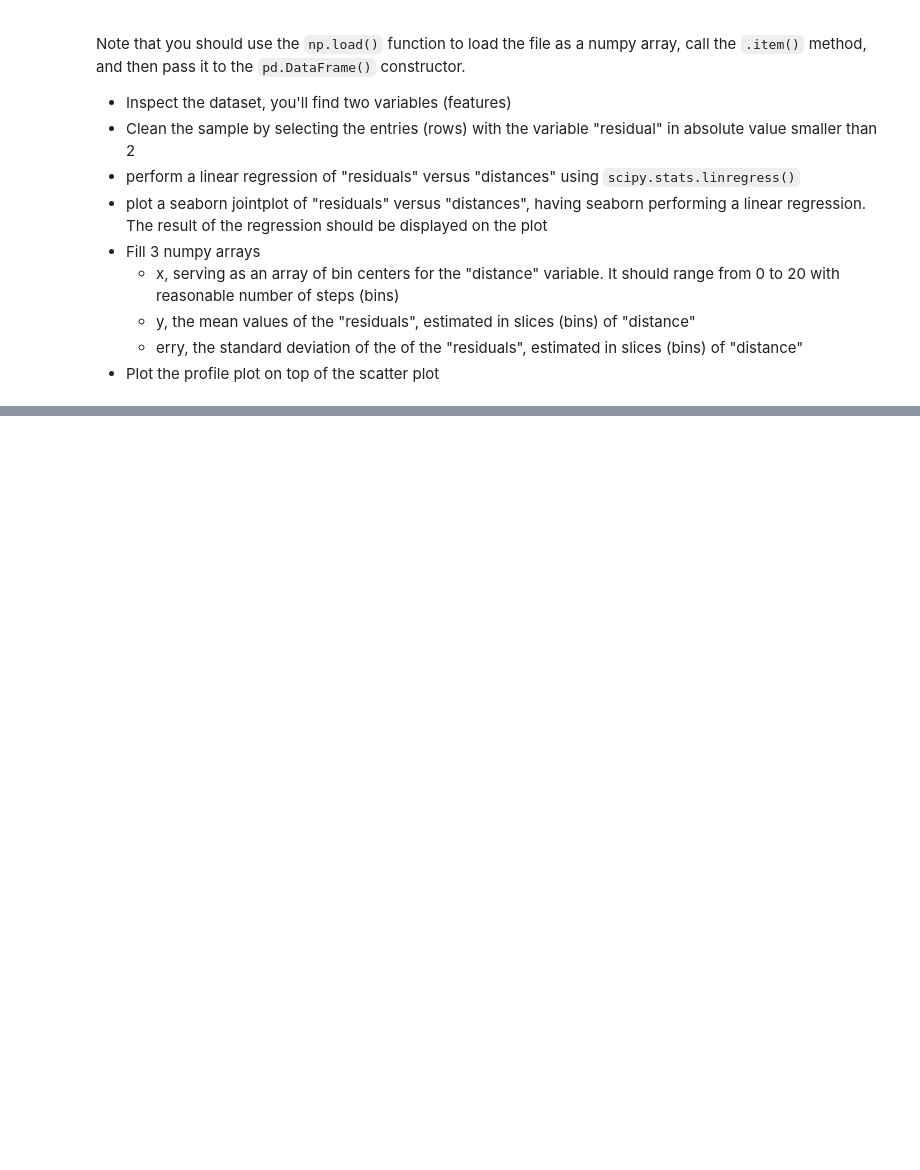
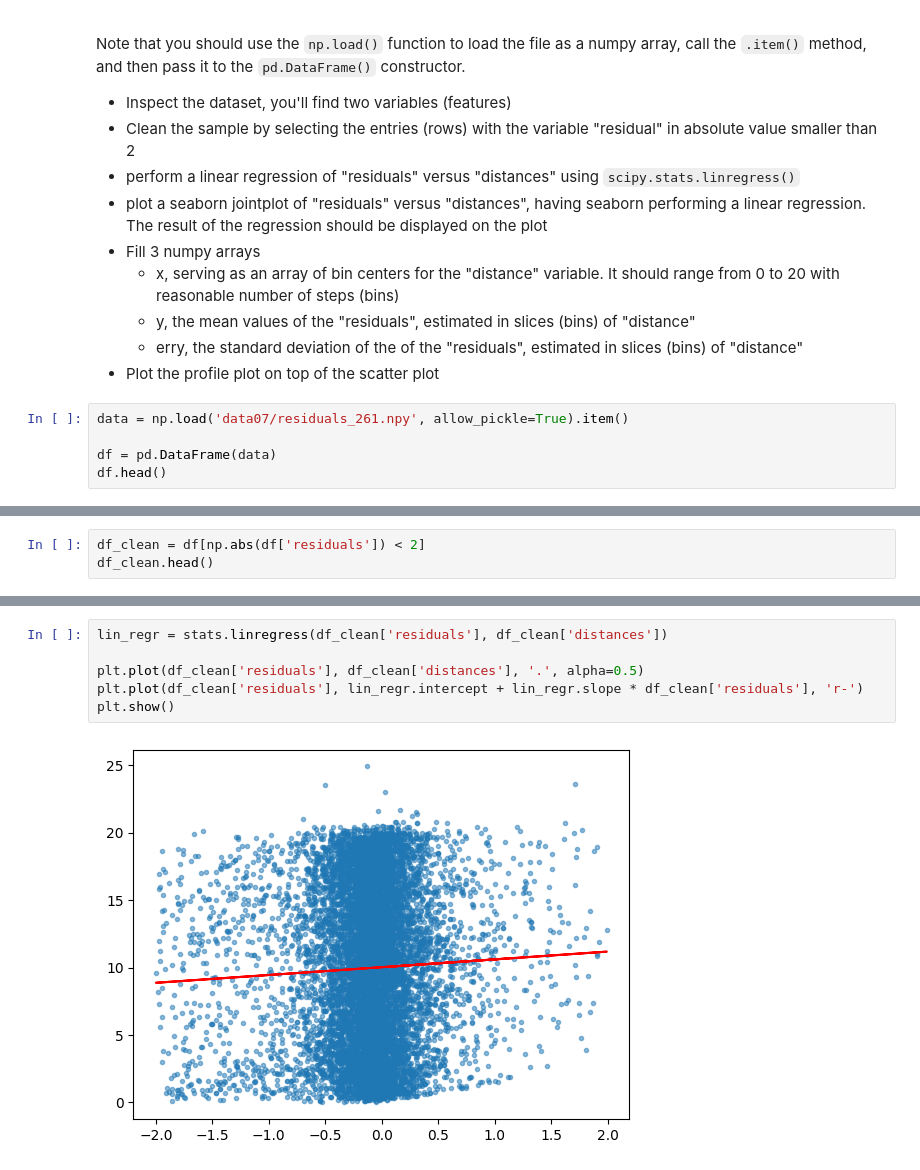
Before and after one commit to Berto70/LaboratoryOfComputationalPhysics_Y6, a Jupyter notebook: 07ex_Visualization.ipynb, the cells around one changed output, grey strips where cells are left out. Saved outputs shown, nothing was run; the diff lists cells and outputs as text; blank space fills up the shorter version.

```diff
--- a/07ex_Visualization.ipynb
+++ b/07ex_Visualization.ipynb
@@ -110,3 +110,8 @@ Note that you should use the `np.load()` function to load the file as a numpy ar
   * y, the mean values of the "residuals", estimated in slices (bins) of "distance"
   * erry, the standard deviation of the  of the "residuals", estimated in slices (bins) of "distance"
 * Plot the profile plot on top of the scatter plot
+# %%
+data = np.load('data07/residuals_261.npy', allow_pickle=True).item()
+
+df = pd.DataFrame(data)
+df.head()
@@ -112,0 +125,3 @@ Note that you should use the `np.load()` function to load the file as a numpy ar
+# %%
+df_clean = df[np.abs(df['residuals']) < 2]
+df_clean.head()
@@ -112,0 +135,8 @@ Note that you should use the `np.load()` function to load the file as a numpy ar
+# %%
+lin_regr = stats.linregress(df_clean['residuals'], df_clean['distances'])
+
+plt.plot(df_clean['residuals'], df_clean['distances'], '.', alpha=0.5)
+plt.plot(df_clean['residuals'], lin_regr.intercept + lin_regr.slope * df_clean['residuals'], 'r-')
+plt.show()
+# %% [output]
+[figure, added]
```
Also changed, not shown: parts of 4 cells of this notebook, 1 other file.
